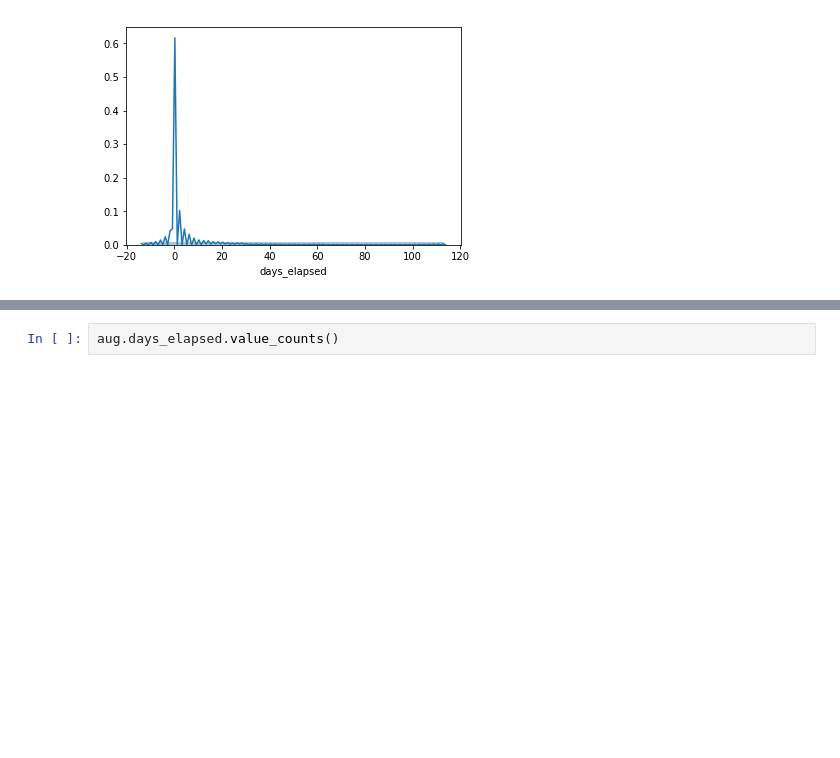
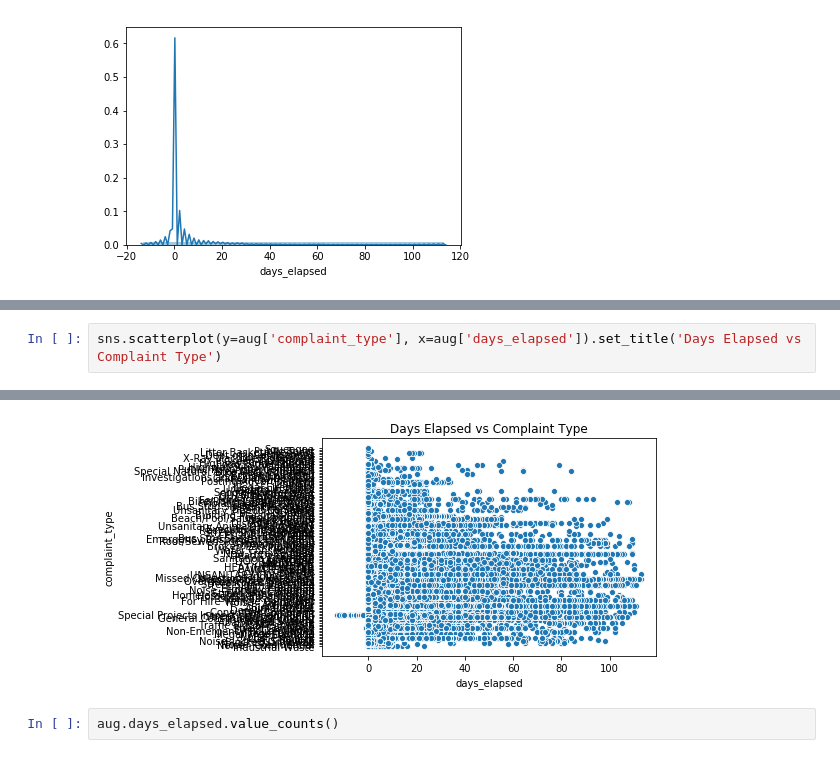
Before and after one commit to whohuhwhat/311_pt4, a Jupyter notebook: TS.ipynb, the cells around one changed output, grey strips where cells are left out. Drawn from its saved outputs; the diff is of its cells as text; blank space fills up the shorter version.

```diff
--- a/TS.ipynb
+++ b/TS.ipynb
@@ -47,0 +52,3 @@ sns.distplot(aug.days_elapsed, bins = 1)
+# %%
+sns.scatterplot(y=aug['complaint_type'], x=aug['days_elapsed']).set_title('Days Elapsed vs Complaint Type')
+# %% [output]
@@ -48,3 +56,4 @@ sns.distplot(aug.days_elapsed, bins = 1)
+[figure, added]
 # %%
 aug.days_elapsed.value_counts()
 # %% [output]
```
Also changed, not shown: parts of 3 cells of this notebook.
